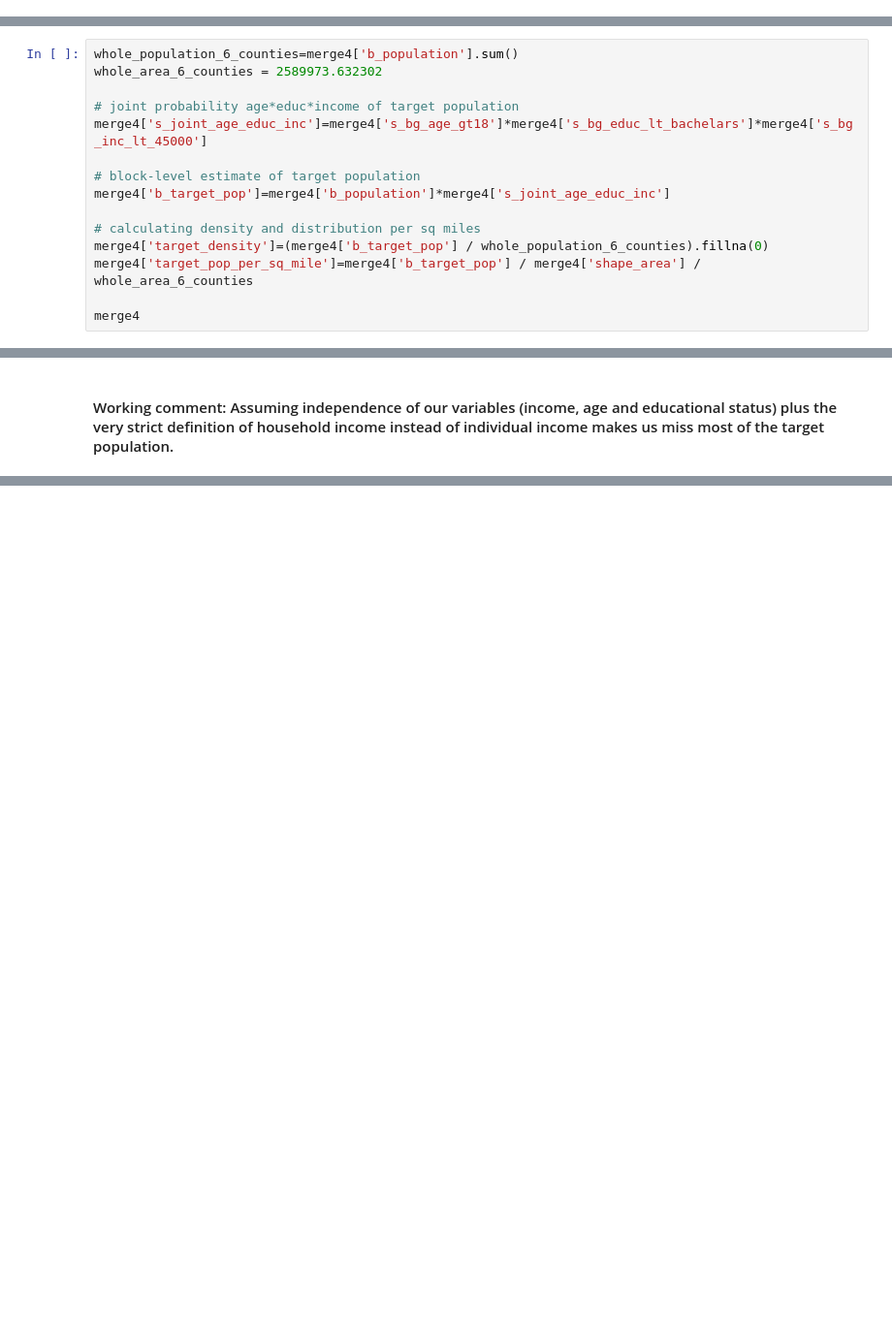
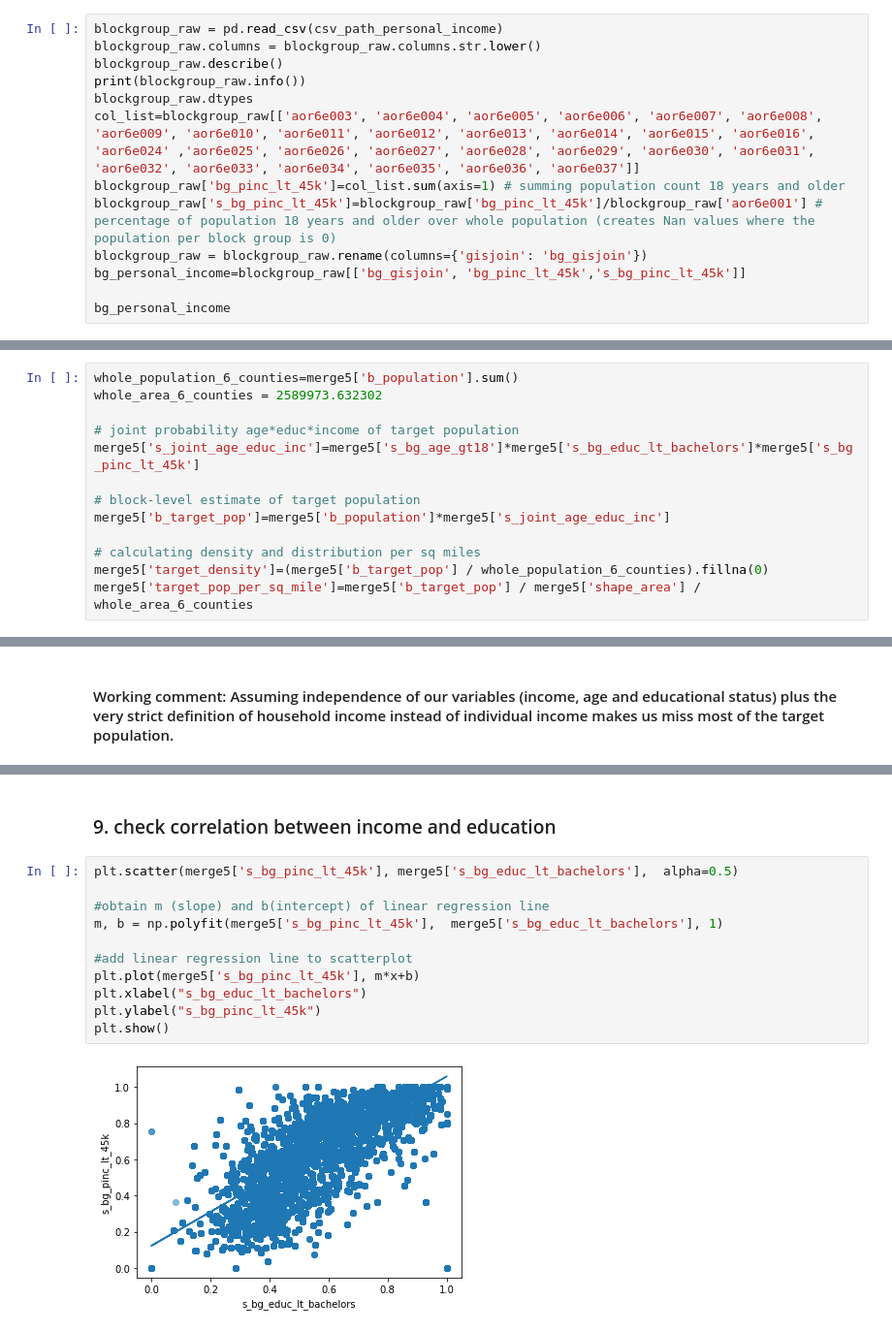
Before and after one commit to leex5089/SWB211project, a Jupyter notebook: 1_density_calculation.ipynb, the cells around one changed output, grey strips where cells are left out. Shown at 97% size. Saved outputs shown, nothing was run; the diff lists cells and outputs as text; blank space fills up the shorter version.

```diff
--- a/1_density_calculation.ipynb
+++ b/1_density_calculation.ipynb
@@ -116,0 +145,13 @@ None
+# %%
+blockgroup_raw = pd.read_csv(csv_path_personal_income)
+blockgroup_raw.columns = blockgroup_raw.columns.str.lower()
+blockgroup_raw.describe()
+print(blockgroup_raw.info())
+blockgroup_raw.dtypes
+col_list=blockgroup_raw[['aor6e003', 'aor6e004', 'aor6e005', 'aor6e006', 'aor6e007', 'aor6e008', 'aor6e009', 'aor6e010', 'aor6e011', 'aor6e012', 'aor6e013', 'aor6e014', 'aor6e015', 'aor6e016', 'aor6e024' ,'aor6e025', 'aor6e026', 'aor6e027', 'aor6e028', 'aor6e029', 'aor6e030', 'aor6e031', 'aor6e032', 'aor6e033', 'aor6e034', 'aor6e035', 'aor6e036', 'aor6e037']]
+blockgroup_raw['bg_pinc_lt_45k']=col_list.sum(axis=1) # summing population count 18 years and older
+blockgroup_raw['s_bg_pinc_lt_45k']=blockgroup_raw['bg_pinc_lt_45k']/blockgroup_raw['aor6e001'] # percentage of population 18 years and older over whole population (creates Nan values where the population per block group is 0)
+blockgroup_raw = blockgroup_raw.rename(columns={'gisjoin': 'bg_gisjoin'})
+bg_personal_income=blockgroup_raw[['bg_gisjoin', 'bg_pinc_lt_45k','s_bg_pinc_lt_45k']]
+
+bg_personal_income
@@ -176,16 +246,14 @@ merge4
 In this case, we assume indepencence between the variables income, age and educational status, thus getting the joint probability P(I,E,A|bg)=P(I|bg)P(E|bg)Pr(A|bg).
 # %%
-whole_population_6_counties=merge4['b_population'].sum()
+whole_population_6_counties=merge5['b_population'].sum()
 whole_area_6_counties = 2589973.632302
 
 # joint probability age*educ*income of target population
-merge4['s_joint_age_educ_inc']=merge4['s_bg_age_gt18']*merge4['s_bg_educ_lt_bachelars']*merge4['s_bg_inc_lt_45000']
+merge5['s_joint_age_educ_inc']=merge5['s_bg_age_gt18']*merge5['s_bg_educ_lt_bachelors']*merge5['s_bg_pinc_lt_45k']
 
 # block-level estimate of target population
-merge4['b_target_pop']=merge4['b_population']*merge4['s_joint_age_educ_inc']
+merge5['b_target_pop']=merge5['b_population']*merge5['s_joint_age_educ_inc']
 
 # calculating density and distribution per sq miles
-merge4['target_density']=(merge4['b_target_pop'] / whole_population_6_counties).fillna(0)
-merge4['target_pop_per_sq_mile']=merge4['b_target_pop'] / merge4['shape_area'] / whole_area_6_counties
-
-merge4
+merge5['target_density']=(merge5['b_target_pop'] / whole_population_6_counties).fillna(0)
+merge5['target_pop_per_sq_mile']=merge5['b_target_pop'] / merge5['shape_area'] / whole_area_6_counties
@@ -227,0 +275,15 @@ memory usage: 4.9+ MB
+# %% [markdown]
+### 9. check correlation between income and education
+# %%
+plt.scatter(merge5['s_bg_pinc_lt_45k'], merge5['s_bg_educ_lt_bachelors'],  alpha=0.5)
+
+#obtain m (slope) and b(intercept) of linear regression line
+m, b = np.polyfit(merge5['s_bg_pinc_lt_45k'],  merge5['s_bg_educ_lt_bachelors'], 1)
+
+#add linear regression line to scatterplot
+plt.plot(merge5['s_bg_pinc_lt_45k'], m*x+b)
+plt.xlabel("s_bg_educ_lt_bachelors")
+plt.ylabel("s_bg_pinc_lt_45k")
+plt.show()
+# %% [output]
+[figure, added]
```
Also changed, not shown: parts of 37 cells of this notebook, 1 other file.
